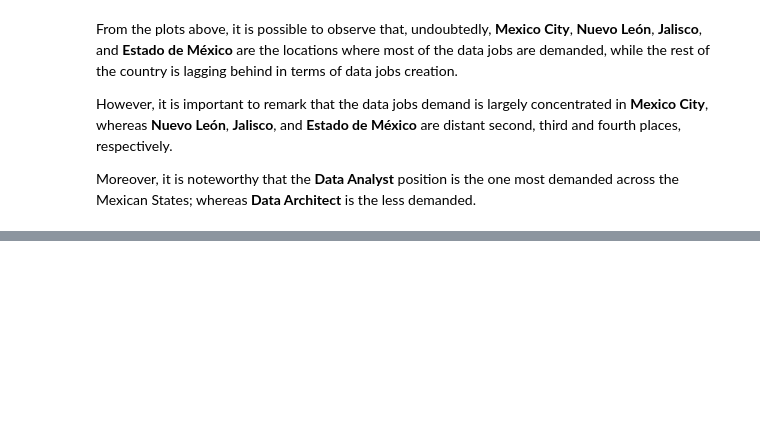
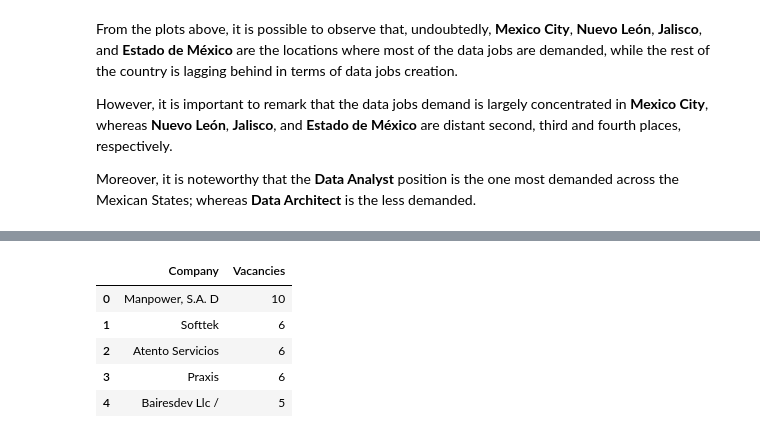
Before and after one commit to DanielEduardoLopez/DataJobs-MX2023, a Jupyter notebook: 2_DataJobsMX2023_DataAnalysis.ipynb, the cells around one changed output, grey strips where cells are left out. Cells and saved outputs as stored; diff of their text form; code cells hidden in the pictures; blank space fills up the shorter version.

Commit message:
Added treemap for analizing the top companies demanding data jobs

```diff
--- a/2_DataJobsMX2023_DataAnalysis.ipynb
+++ b/2_DataJobsMX2023_DataAnalysis.ipynb
@@ -1143,0 +1150,18 @@ Moreover, it is noteworthy that the **Data Analyst** position is the one most de
+# %%
+# Building the Dataframe with the top 15 companies demanding data jobs
+top_treemap = 15
+company_treemap_df = (df.groupby(by = 'Company', as_index= False)['Job'].count()
+                      .sort_values(by = 'Job', ascending = False)
+                      .rename(columns = {'Job': 'Vacancies'})[:top_treemap]
+                      .set_index('Company').drop('Not Disclosed').reset_index()
+                      )
+company_treemap_df['Company'] = company_treemap_df['Company'].apply(lambda x: x[:16])
+
+company_treemap_df.head()
+# %% [output]
+|  | Company | Vacancies |
+| 0 | Manpower, S.A. D | 10 |
+| 1 | Softtek | 6 |
+| 2 | Atento Servicios | 6 |
+| 3 | Praxis | 6 |
+| 4 | Bairesdev Llc / | 5 |
```
Also changed, not shown: parts of 5 cells of this notebook.
